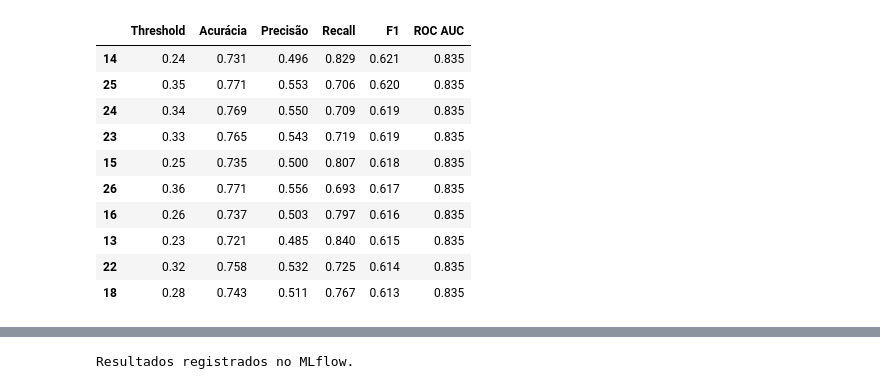
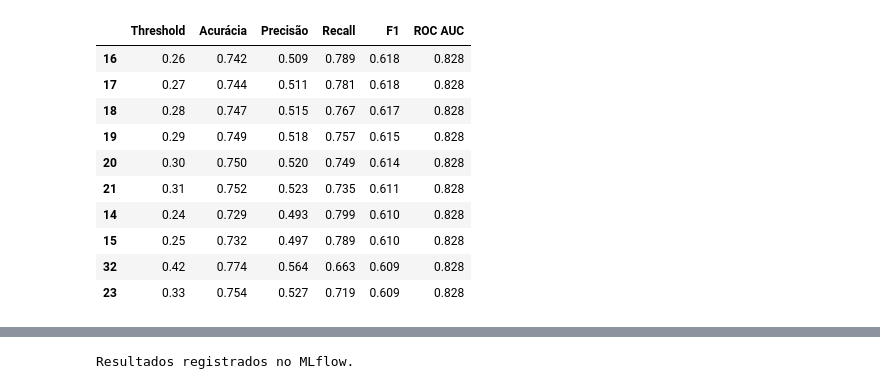
Before and after one commit to DioniSilva/tech-challenge-fase-1, a Jupyter notebook: notebooks/03-feature-eng.ipynb, the cells around one changed output, grey strips where cells are left out. Cells and saved outputs as stored; diff of their text form; code cells hidden in the pictures.

```diff
--- a/notebooks/03-feature-eng.ipynb
+++ b/notebooks/03-feature-eng.ipynb
@@ -28,20 +36,21 @@ plt.style.use('seaborn-v0_8-darkgrid')
 # %%
-# Carregar dataset pré-processado da Aula 2
+# Carregar dataset pré-processado
 path = "../data/raw/Telco_customer_churn_preprocessed.csv"
 
 df = pd.read_csv(path)
+target = 'target'
 
-# Garantir coluna alvo presente e binária (já tratada na Aula 2)
-assert 'target' in df.columns, "Coluna 'target' não encontrada no dataset pré-processado."
+# Garantir coluna alvo presente e binária
+assert target in df.columns, f"Coluna '{target}' não encontrada no dataset pré-processado."
 
-# Remover colunas de metadados se existirem
-for col in ['id', 'dataset']:
+# Remover colunas de metadados caso existam
+for col in ['id', 'dataset', 'zip_code']:  # Removido: data leakage e overfitting geográfico
     if col in df.columns:
         df.drop(columns=[col], inplace=True)
 
 print(f"Dataset shape (pré-processado): {df.shape}")
-print("\nTarget (0=Sem churn, 1=Com churn):")
-print(df['target'].value_counts())
+print(f"\nTarget => (0 = Sem churn, 1 = Com churn):")
+print(df[target].value_counts())
 
 df.head()
 # %% [output]
@@ -216,12 +795,13 @@ from sklearn.metrics import (
 # =========================
 
 TIME_LIMIT_MINUTES = 3
-ROC_AUC_TARGET = 0.86
+F1_TARGET = 0.60
 
 THRESHOLD_MIN = 0.10
 THRESHOLD_MAX = 0.90
 THRESHOLD_STEP = 0.01
 THRESHOLD_OPTIMIZATION_METRIC = "F1"  # opções: "F1", "Recall", "Precisão", "Acurácia"
+MIN_PRECISION_CONSTRAINT = 0.50  # Manter Precisão >= 50%
 
 start_time = time.time()
 deadline = start_time + TIME_LIMIT_MINUTES * 60
@@ -231,8 +811,8 @@ deadline = start_time + TIME_LIMIT_MINUTES * 60
 # =========================
 
 base_pipeline = Pipeline([
-    ("selector", SelectKBest(score_func=f_classif, k="all")),
-    ("model", GradientBoostingClassifier(random_state=42)),
+    ("selector", selector_preview),
+    ("model", GradientBoostingClassifier(random_state=RANDOM_STATE)),
 ])
 
 # =========================
@@ -252,14 +832,14 @@ param_distributions = {
 sampler = ParameterSampler(
     param_distributions=param_distributions,
     n_iter=1_000_000,
-    random_state=42
+    random_state=RANDOM_STATE
 )
 
-cv = StratifiedKFold(n_splits=5, shuffle=True, random_state=42)
+cv = StratifiedKFold(n_splits=5, shuffle=True, random_state=RANDOM_STATE)
 
 best = {
     "params": None,
-    "cv_roc_auc": -np.inf,
+    "cv_f1": -np.inf,
     "pipeline": None,
 }
 
@@ -267,7 +847,7 @@ n_evaluated = 0
 
 print(
     f"Iniciando tuning por até {TIME_LIMIT_MINUTES} min. "
-    f"Alvo: ROC AUC CV > {ROC_AUC_TARGET}."
+    f"Alvo: F1 CV > {F1_TARGET}."
 )
 
 # =========================
@@ -282,36 +862,36 @@ for i, params in enumerate(sampler, start=1):
         break
 
     pipeline = Pipeline([
-        ("selector", SelectKBest(score_func=f_classif, k="all")),
-        ("model", GradientBoostingClassifier(random_state=42)),
+        ("selector", selector_preview),
+        ("model", GradientBoostingClassifier(random_state=RANDOM_STATE)),
     ])
 
     pipeline.set_params(**params)
 
     cv_scores = cross_val_score(
         pipeline,
-        X_train,
+        X_train_selected,
         y_train,
         cv=cv,
-        scoring="roc_auc",
+        scoring="f1",
         n_jobs=-1
     )
 
     mean_cv = float(np.mean(cv_scores))
 
-    if mean_cv > best["cv_roc_auc"]:
-        pipeline.fit(X_train, y_train)
+    if mean_cv > best["cv_f1"]:
+        pipeline.fit(X_train_selected, y_train)
 
         best.update({
             "params": params,
-            "cv_roc_auc": mean_cv,
+            "cv_f1": mean_cv,
             "pipeline": pipeline,
         })
 
         elapsed = now - start_time
 
         print(
-            f"[{i}] Novo melhor | roc_auc_cv={mean_cv:.4f} | "
+            f"[{i}] Novo melhor | f1_cv={mean_cv:.4f} | "
             f"t={elapsed/60:.1f}m | params={params}"
         )
 
@@ -320,7 +900,7 @@ for i, params in enumerate(sampler, start=1):
         remaining = max(0.0, deadline - now)
 
         print(
-            f"Iterações: {i} | melhor_roc_auc_cv={best['cv_roc_auc']:.4f} | "
+            f"Iterações: {i} | melhor_f1_cv={best['cv_f1']:.4f} | "
             f"decorrido={elapsed/60:.1f}m | restante≈{remaining/60:.1f}m"
         )
 
@@ -333,13 +913,13 @@ for i, params in enumerate(sampler, start=1):
 best_model = best["pipeline"]
 
 if best_model is None:
-    best_model = base_pipeline.fit(X_train, y_train)
+    best_model = base_pipeline.fit(X_train_selected, y_train)
 
 # =========================
 # Tuning do threshold
 # =========================
 
-y_proba = best_model.predict_proba(X_test)[:, 1]
+y_proba = best_model.predict_proba(X_test_selected)[:, 1]
 
 thresholds = np.arange(
     THRESHOLD_MIN,
@@ -363,10 +943,23 @@ for threshold in thresholds:
 
 threshold_results_df = pd.DataFrame(threshold_results)
 
-best_threshold_row = threshold_results_df.sort_values(
+# CORREÇÃO: Respeitar constraint Precision >= 55% ANTES de otimizar
+filtered_df = threshold_results_df[threshold_results_df["Precisão"] >= MIN_PRECISION_CONSTRAINT].copy()
+
+if filtered_df.empty:
+    print("⚠️  AVISO: Nenhum threshold atende Precision >= 55%!")
+    print("Usando threshold que mais se aproxima...")
+    filtered_df = threshold_results_df.nlargest(10, "Precisão")
+
+best_threshold_row = filtered_df.sort_values(
     by=THRESHOLD_OPTIMIZATION_METRIC,
     ascending=False
 ).iloc[0]
+
+print(f"✓ Threshold selecionado: {best_threshold_row['Threshold']:.2f}")
+print(f"  Precision: {best_threshold_row['Precisão']:.3f} (requisito: >= 0.55)")
+print(f"  Recall: {best_threshold_row['Recall']:.3f}")
+print(f"  F1: {best_threshold_row['F1']:.3f}")
 
 best_threshold = float(best_threshold_row["Threshold"])
 y_pred_final = (y_proba >= best_threshold).astype(int)
@@ -399,11 +992,11 @@ default_metrics = {
 print("\nResumo da busca:")
 print(f"Iterações avaliadas: {n_evaluated}")
 print(f"Tempo total: {(time.time() - start_time) / 60:.1f} minutos")
-print(f"Melhor ROC AUC CV: {best['cv_roc_auc']:.4f}")
-print(f"ROC AUC teste: {final_metrics['ROC AUC']:.4f}")
-print(f"Alvo ROC AUC CV > {ROC_AUC_TARGET}: {'atingido' if best['cv_roc_auc'] > ROC_AUC_TARGET else 'não atingido'}")
+print(f"Melhor F1 CV: {best['cv_f1']:.4f}")
+print(f"F1 teste: {final_metrics['F1']:.4f}")
+print(f"Alvo F1 CV > {F1_TARGET}: {'atingido' if best['cv_f1'] > F1_TARGET else 'não atingido'}")
 
-print(f"\nMelhor threshold por {THRESHOLD_OPTIMIZATION_METRIC}: {best_threshold:.2f}")
+print(f"Melhor threshold por {THRESHOLD_OPTIMIZATION_METRIC}: {best_threshold:.2f}")
 
 print("\nComparação threshold padrão vs otimizado:")
 comparison_df = pd.DataFrame(
@@ -445,7 +1038,7 @@ try:
         mlflow.log_param("threshold_max", THRESHOLD_MAX)
         mlflow.log_param("threshold_step", THRESHOLD_STEP)
 
-        mlflow.log_metric("cv_roc_auc", float(best["cv_roc_auc"]))
+        mlflow.log_metric("cv_f1", float(best["cv_f1"]))
 
         for k, v in final_metrics.items():
             mlflow.log_metric(k.replace(" ", "_").lower(), float(v))
@@ -458,7 +1051,7 @@ try:
     print("\nResultados registrados no MLflow.")
 
 except Exception as e:
-    print(f"\n[Aviso] Falha ao registrar no MLflow: {e}")
+    print(f"[Aviso] Falha ao registrar no MLflow: {e}")
 
 comparison_df
 # %% [output]
@@ -498,14 +1091,14 @@ weighted avg       0.81      0.73      0.75      1409
 
 
 Top 10 thresholds:
 |  | Threshold | Acurácia | Precisão | Recall | F1 | ROC AUC |
-| 14 | 0.24 | 0.731 | 0.496 | 0.829 | 0.621 | 0.835 |
-| 25 | 0.35 | 0.771 | 0.553 | 0.706 | 0.620 | 0.835 |
-| 24 | 0.34 | 0.769 | 0.550 | 0.709 | 0.619 | 0.835 |
-| 23 | 0.33 | 0.765 | 0.543 | 0.719 | 0.619 | 0.835 |
-| 15 | 0.25 | 0.735 | 0.500 | 0.807 | 0.618 | 0.835 |
-| 26 | 0.36 | 0.771 | 0.556 | 0.693 | 0.617 | 0.835 |
-| 16 | 0.26 | 0.737 | 0.503 | 0.797 | 0.616 | 0.835 |
-| 13 | 0.23 | 0.721 | 0.485 | 0.840 | 0.615 | 0.835 |
-| 22 | 0.32 | 0.758 | 0.532 | 0.725 | 0.614 | 0.835 |
-| 18 | 0.28 | 0.743 | 0.511 | 0.767 | 0.613 | 0.835 |
+| 16 | 0.26 | 0.742 | 0.509 | 0.789 | 0.618 | 0.828 |
+| 17 | 0.27 | 0.744 | 0.511 | 0.781 | 0.618 | 0.828 |
+| 18 | 0.28 | 0.747 | 0.515 | 0.767 | 0.617 | 0.828 |
+| 19 | 0.29 | 0.749 | 0.518 | 0.757 | 0.615 | 0.828 |
+| 20 | 0.30 | 0.750 | 0.520 | 0.749 | 0.614 | 0.828 |
+| 21 | 0.31 | 0.752 | 0.523 | 0.735 | 0.611 | 0.828 |
+| 14 | 0.24 | 0.729 | 0.493 | 0.799 | 0.610 | 0.828 |
+| 15 | 0.25 | 0.732 | 0.497 | 0.789 | 0.610 | 0.828 |
+| 32 | 0.42 | 0.774 | 0.564 | 0.663 | 0.609 | 0.828 |
+| 23 | 0.33 | 0.754 | 0.527 | 0.719 | 0.609 | 0.828 |
```
Also changed, not shown: parts of 27 cells of this notebook, 1 other file.
